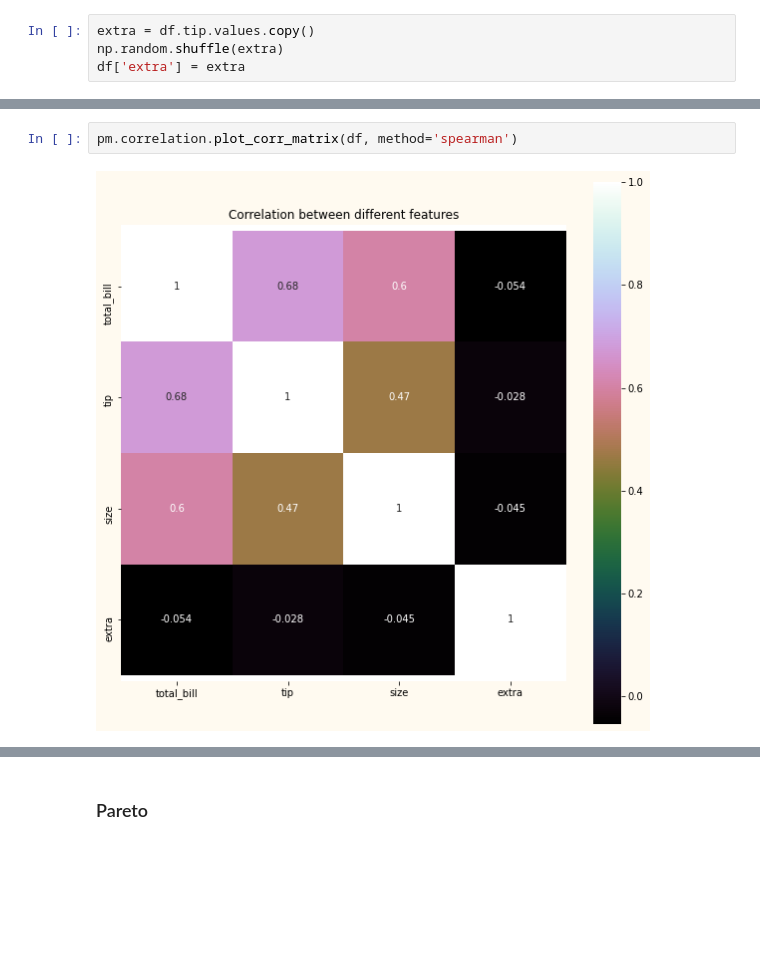
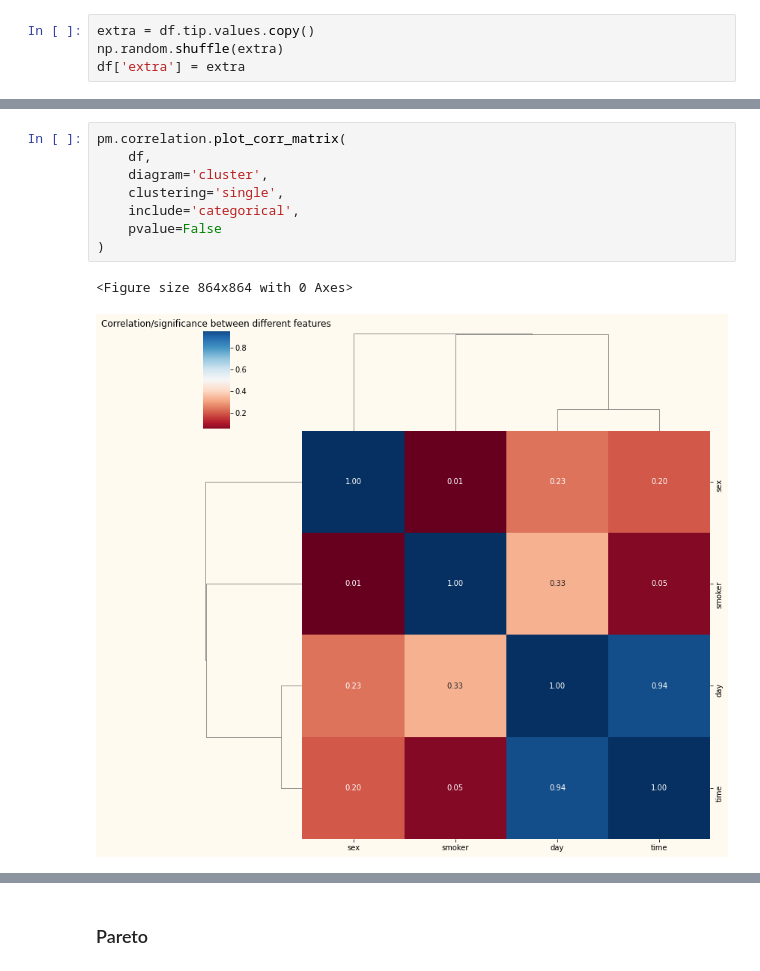
Before and after one commit to NPodlozhniy/podlozhnyy-module, a Jupyter notebook: Playbook.ipynb, the cells around one changed output, grey strips where cells are left out. Cells and saved outputs as stored; diff of their text form; blank space fills up the shorter version.

```diff
--- a/Playbook.ipynb
+++ b/Playbook.ipynb
@@ -115,4 +117,11 @@ pm.correlation.correlation_significance(df)
-# %%
-pm.correlation.plot_corr_matrix(df, method='spearman')
-# %% [output]
-[figure, removed]
+# %%
+pm.correlation.plot_corr_matrix(
+    df,
+    diagram='cluster',
+    clustering='single',
+    include='categorical',
+    pvalue=False
+)
+# %% [output]
+<Figure size 864x864 with 0 Axes>
+[figure, added]
```
Also changed, not shown: parts of 7 cells of this notebook, 4 other files.
